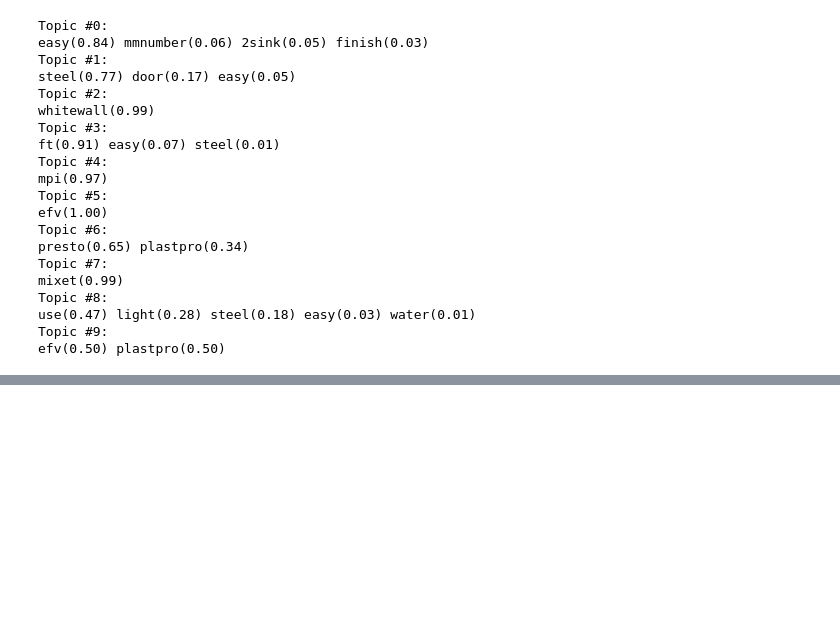
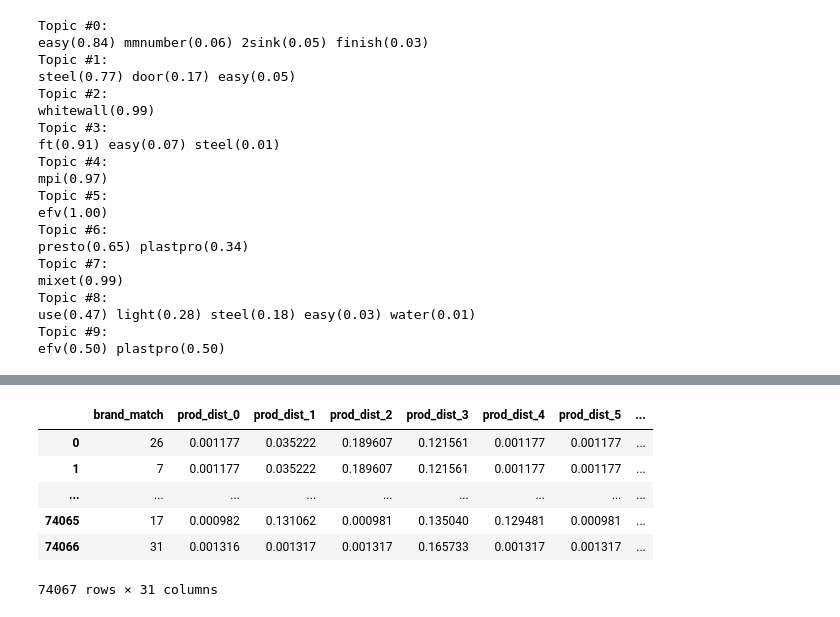
Before and after one commit to pradhanpk/depot, a Jupyter notebook: Home Depot Data Extraction.ipynb, the cells around one changed output, grey strips where cells are left out. Drawn from its saved outputs; the diff is of its cells as text; code cells hidden in the pictures; blank space fills up the shorter version.

Commit message:
Add prod-search interactions

```diff
--- a/Home Depot Data Extraction.ipynb
+++ b/Home Depot Data Extraction.ipynb
@@ -220,6 +220,9 @@ def get_reg_data(df, model, vectorizer, prod_desc_dists):
     search_dists = get_topic_dists(df['search_term'], model, vectorizer)
     aug_df = augment_with_topic_dist(df, prod_desc_dists, "prod_dist")
     aug_df = augment_with_topic_dist(aug_df, search_dists, "search_dist", use_row_inds=True)
+
+    for feat_num in range(prod_desc_dists.shape[1]):
+        aug_df['interaction_dist_%d' % feat_num] = aug_df['prod_dist_%d'%feat_num] * aug_df['search_dist_%d'%feat_num]
 
     x = aug_df.filter(regex="_dist_[0-9]|brand_match")
     y = None
@@ -286,9 +289,10 @@ def fit_tree(tree_reg, train_df, model, vectorizer, prod_desc_dists):
     bestind = predict_with_best_tree(tree_reg, train_x)[1]
     train_score = score_with_best_tree(tree_reg, train_x, train_y, bestind=bestind)
     heldout_score = score_with_best_tree(tree_reg, heldout_x, heldout_y, bestind=bestind)
+    overfitted_holdout_score = score_with_best_tree(tree_reg, heldout_x, heldout_y)
 
-    print "For the best stage {}:\n\tTrain RMSE : {}\n\tHeld-out RMSE : {}\n".format(
-        bestind, train_score, heldout_score)
+    print "For the best stage {}:\n\tTrain RMSE : {}\n\tHeld-out RMSE : {}\nOverfitted Hold-out RMSE : {}\n".format(
+        bestind, train_score, heldout_score, overfitted_holdout_score)
 
     model_params = get_model_params(tree_reg)
     model_params['train_score'] = train_score
@@ -315,7 +319,7 @@ def fit_tree_and_predict(tree_reg, train_df, test_df, model, vectorizer, prod_de
     return tree_reg, pred_y, bestind
 # %%
 relevance_reg = ensemble.GradientBoostingRegressor(n_estimators=3500, subsample=0.8, max_depth=15, verbose=1,
-                                                   learning_rate=0.001, min_samples_split=50, min_samples_leaf=5,
+                                                   learning_rate=0.001, min_samples_split=50, min_samples_leaf=10,
                                                    max_features='sqrt')
 fit_tree_and_predict(relevance_reg, train, test, lda, tf_vectorizer, topics, git_repo=repo)
 # %% [output]
@@ -337,0 +355,2 @@ fit_tree_and_predict(relevance_reg, train, test, lda, tf_vectorizer, topics, git
+# %%
+train_x = get_reg_data(train, lda, tf_vectorizer, topics)
@@ -337,0 +379,10 @@ fit_tree_and_predict(relevance_reg, train, test, lda, tf_vectorizer, topics, git
+# %%
+train_x[0]
+# %% [output]
+|  | brand_match | prod_dist_0 | prod_dist_1 | prod_dist_2 | prod_dist_3 | prod_dist_4 | prod_dist_5 | ... |
+| 0 | 26 | 0.001177 | 0.035222 | 0.189607 | 0.121561 | 0.001177 | 0.001177 | ... |
+| 1 | 7 | 0.001177 | 0.035222 | 0.189607 | 0.121561 | 0.001177 | 0.001177 | ... |
+| ... | ... | ... | ... | ... | ... | ... | ... | ... |
+| 74065 | 17 | 0.000982 | 0.131062 | 0.000981 | 0.135040 | 0.129481 | 0.000981 | ... |
+| 74066 | 31 | 0.001316 | 0.001317 | 0.001317 | 0.165733 | 0.001317 | 0.001317 | ... |
+74067 rows × 31 columns
```
Also changed, not shown: parts of 3 cells of this notebook.
